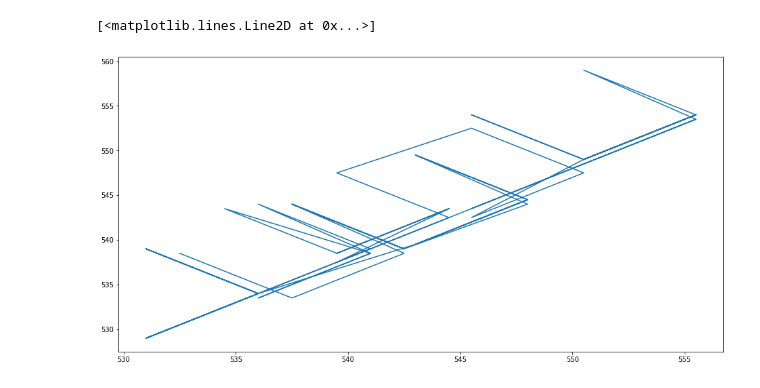
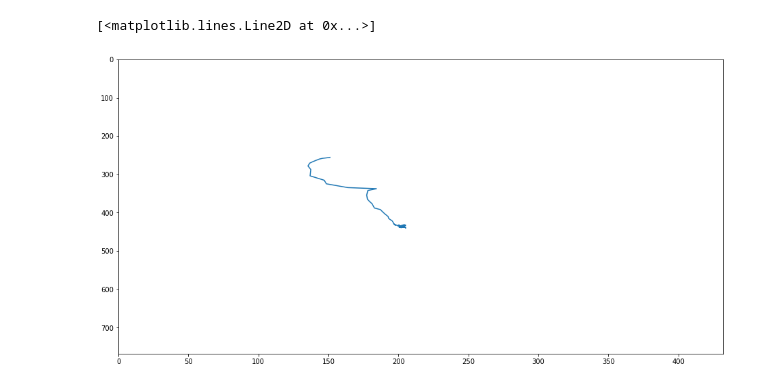
Before and after one commit to sanjeevs/golftracker, a Jupyter notebook: notebooks/path_tracing.ipynb, the cells around one changed output. Cells and saved outputs as stored; diff of their text form; code cells hidden in the pictures.

```diff
--- a/notebooks/path_tracing.ipynb
+++ b/notebooks/path_tracing.ipynb
@@ -2,7 +2,7 @@
 import pandas as pd
 
 # load the csv file into a pandas dataframe
-df = pd.read_csv('test1.csv')
+df = pd.read_csv('test1.csv', dtype=float)
 
 # print the dataframe
 df.info()
@@ -95,0 +27,6 @@ y_values = [pt[1] for pt in smoothed_path]
+# %%
+right_thumb_x = list(df['right_thumb_x'])
+right_thumb_y = list(df['right_thumb_y'])
+scale_x = [elem * 432 for elem in right_thumb_x]
+scale_y = [elem * 768 for elem in right_thumb_y]
+print(scale_x[0], scale_y[0])
@@ -184,5 +43,8 @@ for i in range(1, len(pairs)):
-# %%
-plt.plot([pt[0] for pt in smoothed_pairs][0:67], [pt[1] for pt in smoothed_pairs][0:67])
-# %% [output]
-[<matplotlib.lines.Line2D at 0x...>]
-[figure, removed]
+# %%
+plt.xlim(0, 432)
+plt.ylim(0, 768)
+plt.gca().invert_yaxis()
+plt.plot(scale_x[0:80], scale_y[0:80])
+# %% [output]
+[<matplotlib.lines.Line2D at 0x...>]
+[figure, added]
```
Also changed, not shown: parts of 26 cells of this notebook, 21 other files.
